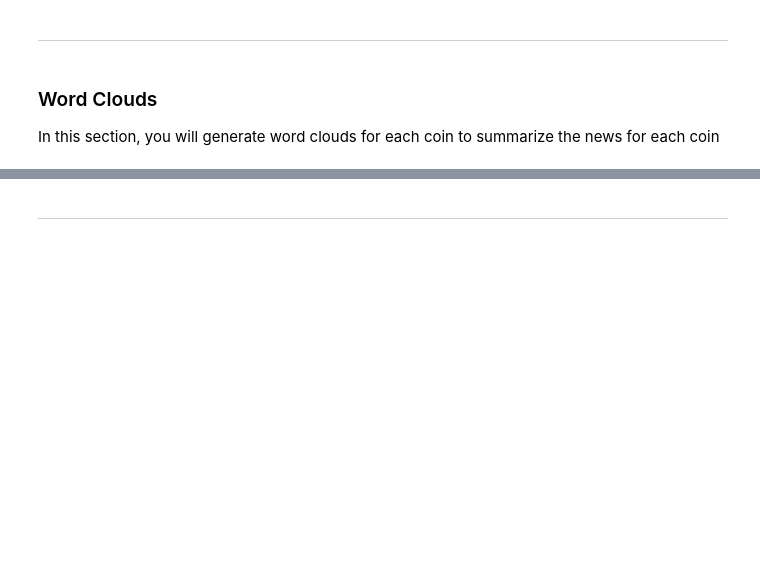
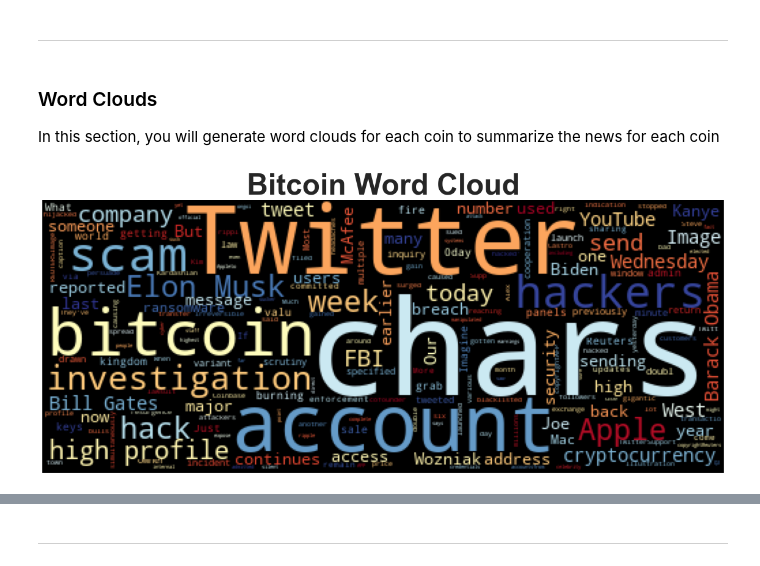
Before and after one commit to omarabuzeid/NLP, a Jupyter notebook: crypto_sentiment.ipynb, the cells around one changed output, grey strips where cells are left out. Cells and saved outputs as stored; diff of their text form; code cells hidden in the pictures; blank space fills up the shorter version.

```diff
--- a/crypto_sentiment.ipynb
+++ b/crypto_sentiment.ipynb
@@ -41,6 +46,7 @@ eth_headlines = newsapi.get_everything(q="ethereum",language="en",sort_by="relev
 # %%
 # Create the Bitcoin sentiment scores DataFrame
 sentiments = []
+
 for articles in btc_headlines["articles"]:
     try:
         text = articles["content"]
@@ -50,7 +56,15 @@ for articles in btc_headlines["articles"]:
         neu = results["neu"]
         neg = results["neg"]
 
-        sentiments.append({"text": text,"Compound": compound,"Positive": pos,"Negative": neg,"Neutral": neu,})
+        sentiments.append({
+            "text": text,
+            "Compound": compound,
+            "Positive": pos,
+            "Negative": neg,
+            "Neutral": neu,
+        })
+    except AttributeError:
+        pass
 
 btc  = pd.DataFrame(sentiments)
 btc.head()
@@ -121,22 +189,23 @@ import re
 def tokenizer(text):
     """Tokenizes text."""
 
-    # Remove the punctuation from text
-
-
-    # Create a tokenized list of the words
-
-
-    # Lemmatize words into root words
-
+    # Create a list of the words
+    words = word_tokenize(text)
 
     # Convert the words to lowercase
+    words = list(filter(lambda w: w.lower(), words))
 
+    # Remove the punctuation
+    words = list(filter(lambda t: t not in punctuation, words))
 
-    # Remove the stop words
+    # Remove the stopwords
+    words = list(filter(lambda t: t.lower() not in stop, words))
 
+    # Lemmatize Words into root words
+    tokens = [wnl.lemmatize(word) for word in words]
 
     return tokens
 # %%
 # Create a new tokens column for Bitcoin
-# YOUR CODE HERE!
+btc["tokens"] = btc.text.apply(tokenizer)
+btc.head()
@@ -192,0 +341,12 @@ mpl.rcParams['figure.figsize'] = [20.0, 10.0]
+# %%
+def wordcloud(text, title=""):
+    df_cloud = WordCloud(width=500, colormap='RdYlBu').generate(text)
+    plt.imshow(df_cloud)
+    plt.axis("off")
+    fontdict = {"fontsize": 48, "fontweight" : "bold"}
+    plt.title(title, fontdict=fontdict)
+    plt.show()
+# %%
+wordcloud(btc.text.str.cat(), title="Bitcoin Word Cloud")
+# %% [output]
+[figure, added]
```
Also changed, not shown: parts of 40 cells of this notebook.
